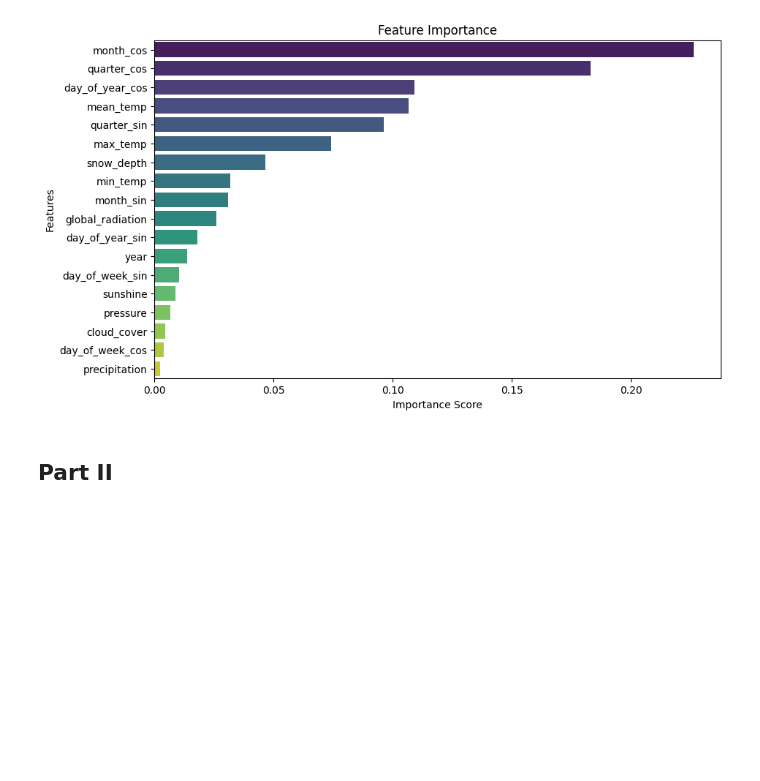
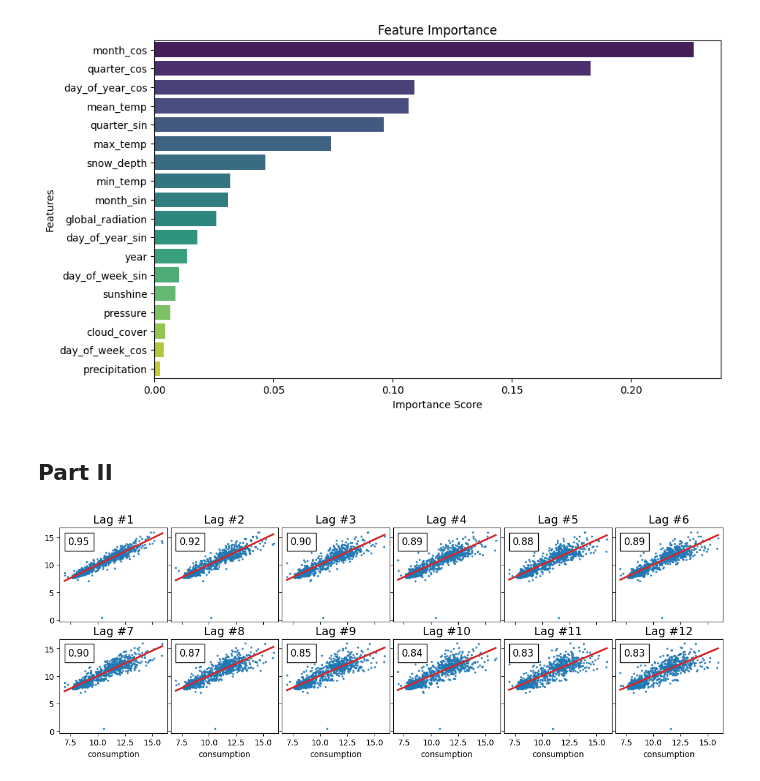
Before and after one commit to msfalif404/learn-ml-timeseries-1, a Jupyter notebook: learn_time_series.ipynb, the cells around one changed output. Cells and saved outputs as stored; diff of their text form; code cells hidden in the pictures; blank space fills up the shorter version.

```diff
--- a/learn_time_series.ipynb
+++ b/learn_time_series.ipynb
@@ -518,0 +573,4 @@ plt.show()
+# %%
+_ = plot_autocorrelation(df_avg_consumption['consumption'], lags=12)
+# %% [output]
+[figure, added]
```
Also changed, not shown: parts of 14 cells of this notebook.
